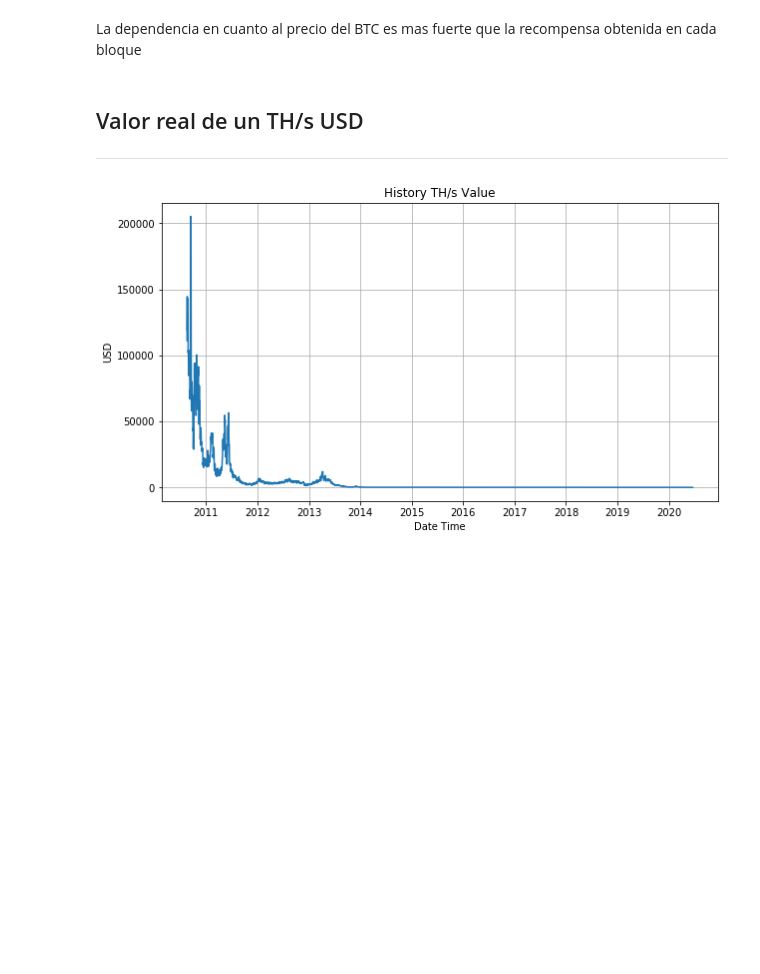
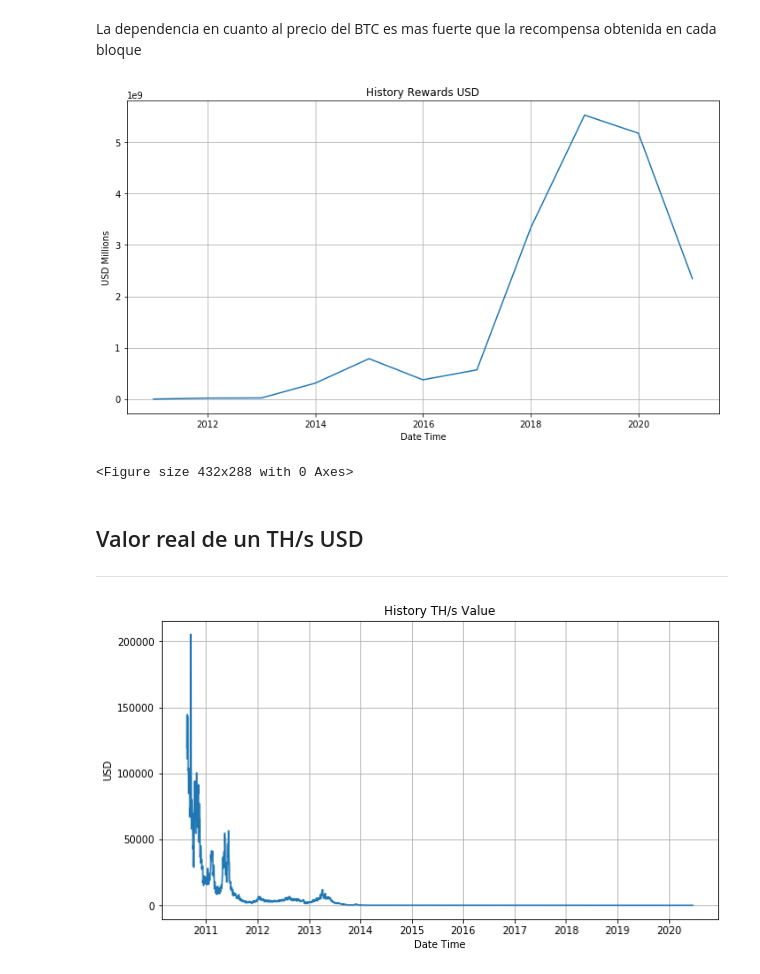
Before and after one commit to JuanVentrone/Miner_Stat, a Jupyter notebook: Python/Stats_Python/final_project_spanish.ipynb, the cells around one changed output. Drawn from its saved outputs; the diff is of its cells as text; code cells hidden in the pictures; blank space fills up the shorter version.

```diff
--- a/Python/Stats_Python/final_project_spanish.ipynb
+++ b/Python/Stats_Python/final_project_spanish.ipynb
@@ -73,5 +75,19 @@ plt.show()
 # %% [markdown]
 La dependencia en cuanto al precio del BTC es mas fuerte que la recompensa obtenida en cada bloque
+# %%
+data_anual=data.groupby(pd.Grouper(key="Timestamp", freq = '1Y'))[['Total Miners Rewards USD']].sum()
+fig, ax = plt.subplots()
+fig.set_size_inches(12, 6.5)
+ax.plot(data_anual.index,data_anual['Total Miners Rewards USD'])
+
+ax.set(xlabel='Date Time', ylabel='USD Millions',
+       title='History Rewards USD')
+ax.grid()
+plt.show()
+plt.savefig("Total_Miners_Rewards_USD_Anual.png")
+# %% [output]
+[figure, added]
+<Figure size 432x288 with 0 Axes>
 # %% [markdown]
 ## Valor real de un TH/s USD
 - - -
```
Also changed, not shown: parts of 2 cells of this notebook, 2 other files.
